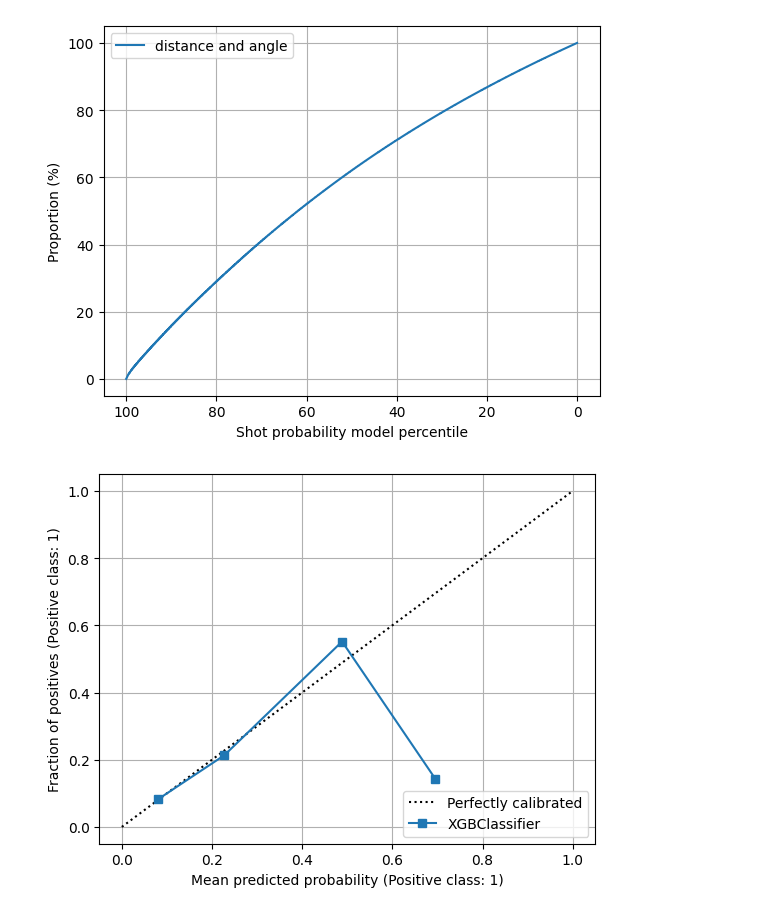
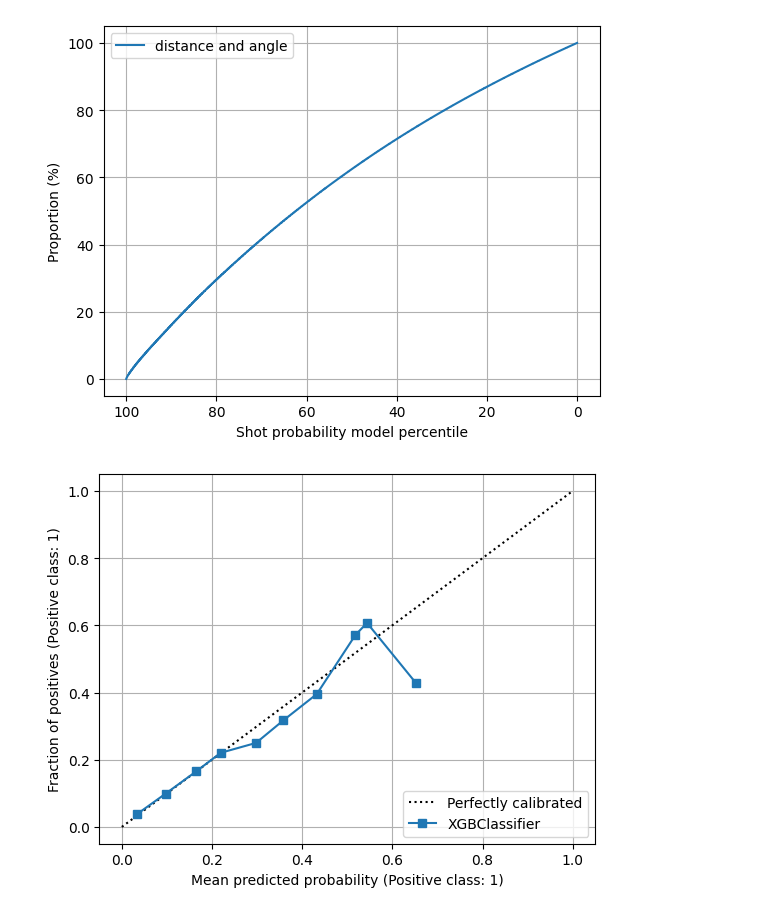
Before and after one commit to hfereidouni/DataScience, a Jupyter notebook: Milestone2/AdvancedModel.ipynb, the cells around one changed output. Drawn from its saved outputs; the diff is of its cells as text; code cells hidden in the pictures.

```diff
--- a/Milestone2/AdvancedModel.ipynb
+++ b/Milestone2/AdvancedModel.ipynb
@@ -107,0 +72,3 @@ train_X_1
+# %%
+train_X_1,train_Y,val_X_1,val_Y = split_data(train_val_df,0.25,True)
+train_X_1
@@ -108,4 +89,6 @@ train_X_1
 # %%
 xgboost1= XGBClassifier()
 xgboost1.fit(train_X_1, train_Y)
+xgboost1_path = './models/xgboost1.joblib'
+dump(xgboost1,xgboost1_path)
 # %% [output]
@@ -166,0 +102,4 @@ plt.legend(loc="lower right")
+# %%
+xgboost1=load(xgboost1_path)
+val_res = xgboost1.predict_proba(val_X_1)
+fpr,tpr,threshold = roc_auc_plot(val_Y,val_res,'Xgboost','distance and angle')
@@ -247,7 +148,7 @@ plt.legend()
 <matplotlib.legend.Legend at 0x...>
 [figure]
 # %%
-disp = CalibrationDisplay.from_estimator(xgboost1,val_X_1,val_Y)
+disp = CalibrationDisplay.from_estimator(xgboost1,val_X_1,val_Y,n_bins=15)
 plt.grid(True)
 # %% [output]
-[figure, old version]
+[figure, new version]
```
Also changed, not shown: parts of 26 cells of this notebook, 4 other files.
